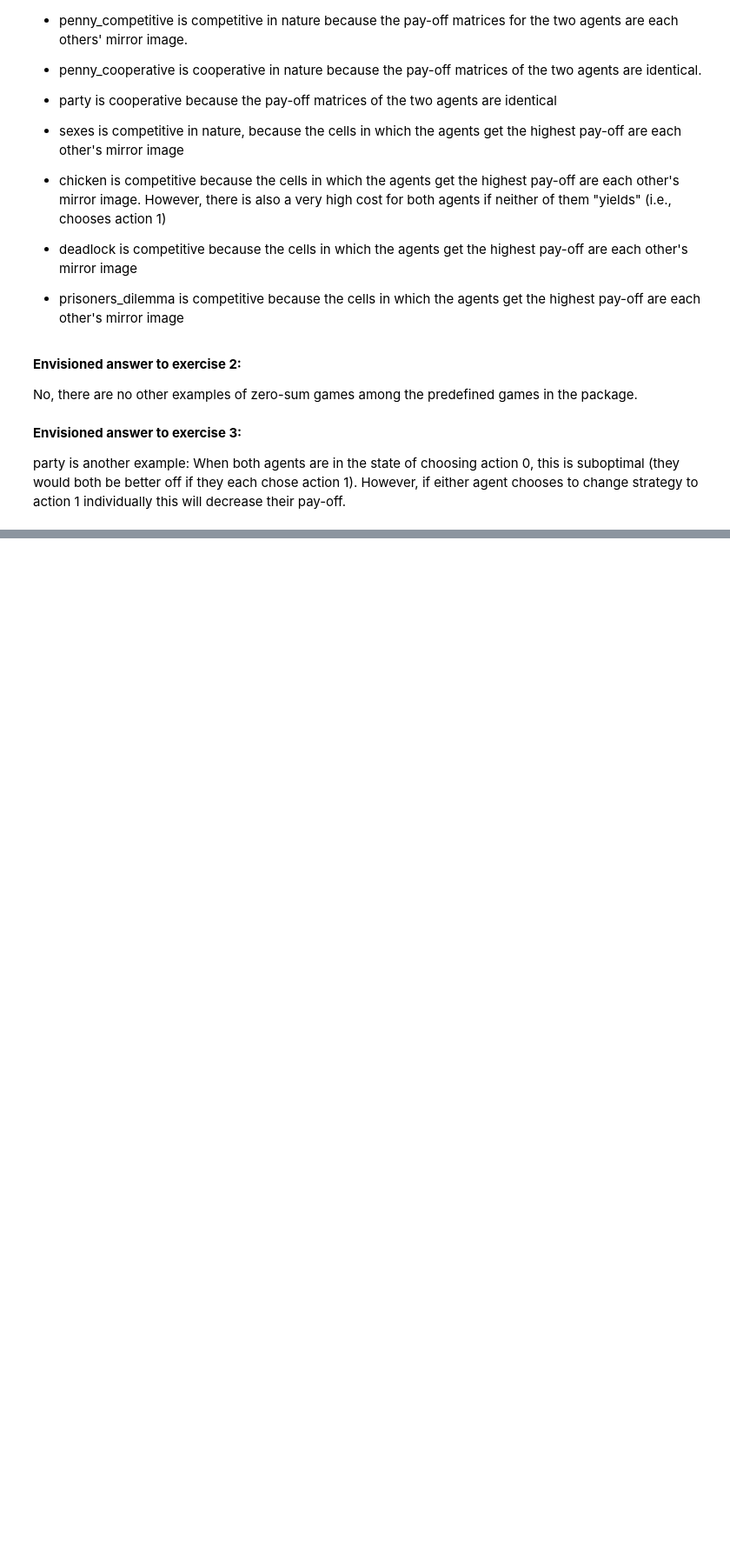
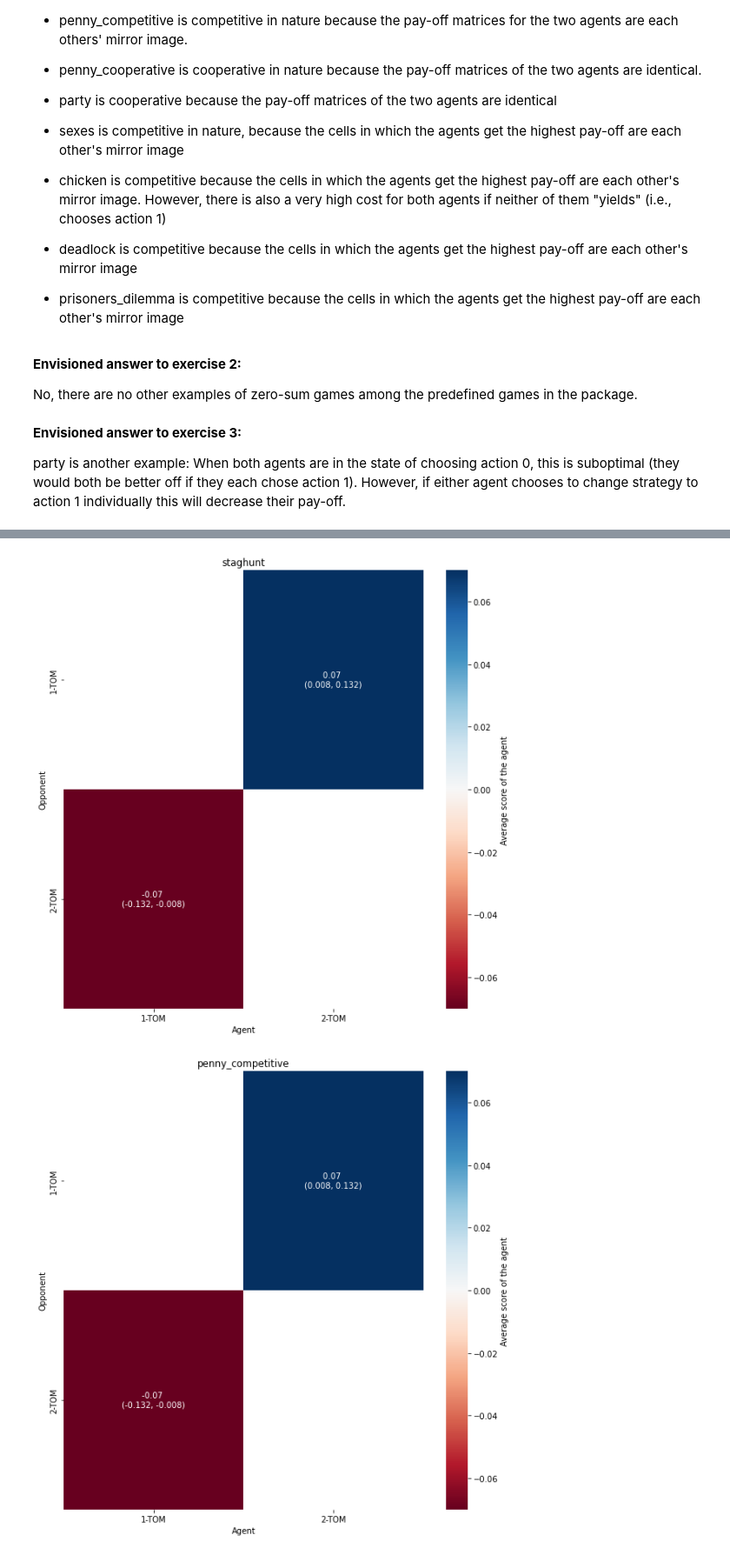
Before and after one commit to marieke-woensdregt/ABCM_Course, a Jupyter notebook: ABCM_Lab_01.ipynb, the cells around one changed output, grey strips where cells are left out. Shown at 87% size. Saved outputs shown, nothing was run; the diff lists cells and outputs as text; code cells hidden in the pictures; blank space fills up the shorter version.

```diff
--- a/ABCM_Lab_01.ipynb
+++ b/ABCM_Lab_01.ipynb
@@ -198,0 +327,31 @@ party is another example: When both agents are in the state of choosing action 0
+# %%
+# Create a list containing all predefined games:
+games = ['staghunt', 'penny_competitive', 'penny_cooperative', 'party', 'sexes', 'chicken', 'deadlock', 'prisoners_dilemma']
+# Create a list of agents
+agents_tom1_vs_tom2 = ['1-TOM', '2-TOM']
+# And set their starting parameters. An empty dictionary, denoted by '{}' gives default values
+start_params_tom1_vs_tom2 = [{}, {}]
+
+for i in range(len(games)):
+
+    game = ts.PayoffMatrix(name=games[i])
+
+    group_tom1_vs_tom2 = ts.create_agents(agents_tom1_vs_tom2, start_params_tom1_vs_tom2) # create a group of agents
+
+    # Specify the environment
+    # round_robin e.g. each agent will play against all other agents
+    group_tom1_vs_tom2.set_env(env='round_robin')
+
+    # Finally, we make the group compete 20 simulations of 30 rounds
+    results_tom1_vs_tom2 = group_tom1_vs_tom2.compete(p_matrix=game, n_rounds=50, n_sim=20, save_history=True, verbose=False)
+
+    # plot a heatmap of the rewards for all agents in the tournament
+    plt.rcParams["figure.figsize"] = [10, 10] # Set figure size
+    plt.title(games[i])
+    group_tom1_vs_tom2.plot_heatmap(cmap="RdBu")
+
+    print('') # create some whitespace in between plots
+    print('')
+# %% [output]
+[figure, added]
+[figure, added]
```
Also changed, not shown: parts of 26 cells of this notebook.
